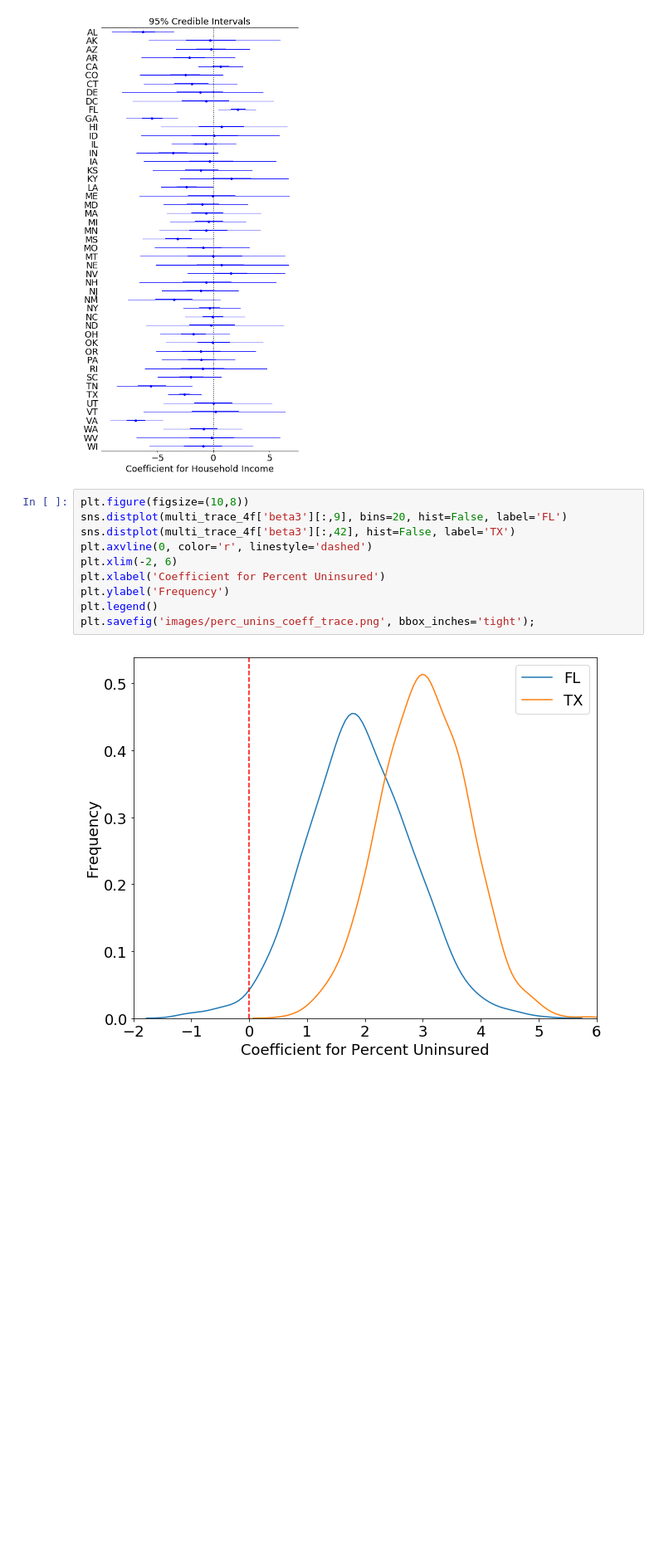
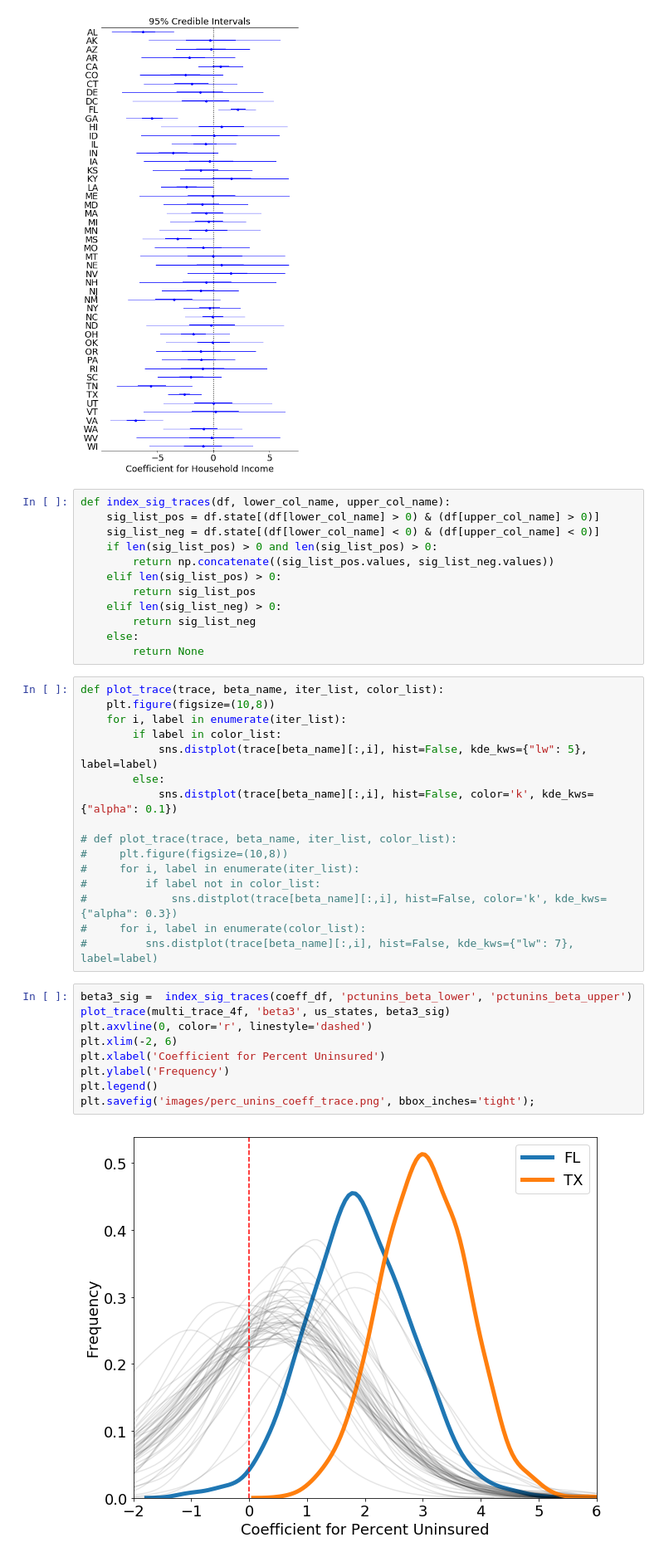
Before and after one commit to elogue01/Forecasting-HIV-Infections, a Jupyter notebook: Models.ipynb, the cells around one changed output. Shown at 83% size. Drawn from its saved outputs; the diff is of its cells as text; blank space fills up the shorter version.

```diff
--- a/Models.ipynb
+++ b/Models.ipynb
@@ -819,15 +806,42 @@ plt.rcParams.update({'font.size': 18})
 plt.savefig('images/log_house_income_forestplot.png', bbox_inches='tight');
 # %% [output]
 [figure]
+# %%
+def index_sig_traces(df, lower_col_name, upper_col_name):
+    sig_list_pos = df.state[(df[lower_col_name] > 0) & (df[upper_col_name] > 0)]
+    sig_list_neg = df.state[(df[lower_col_name] < 0) & (df[upper_col_name] < 0)]
+    if len(sig_list_pos) > 0 and len(sig_list_pos) > 0:
+        return np.concatenate((sig_list_pos.values, sig_list_neg.values))
+    elif len(sig_list_pos) > 0:
+        return sig_list_pos
+    elif len(sig_list_neg) > 0:
+        return sig_list_neg
+    else:
+        return None
+# %%
+def plot_trace(trace, beta_name, iter_list, color_list):
+    plt.figure(figsize=(10,8))
+    for i, label in enumerate(iter_list):
+        if label in color_list:
+            sns.distplot(trace[beta_name][:,i], hist=False, kde_kws={"lw": 5}, label=label)
+        else:
+            sns.distplot(trace[beta_name][:,i], hist=False, color='k', kde_kws={"alpha": 0.1})
+
+# def plot_trace(trace, beta_name, iter_list, color_list):
+#     plt.figure(figsize=(10,8))
+#     for i, label in enumerate(iter_list):
+#         if label not in color_list:
+#             sns.distplot(trace[beta_name][:,i], hist=False, color='k', kde_kws={"alpha": 0.3})
+#     for i, label in enumerate(color_list):
+#         sns.distplot(trace[beta_name][:,i], hist=False, kde_kws={"lw": 7}, label=label)
 # %%
-plt.figure(figsize=(10,8))
-sns.distplot(multi_trace_4f['beta3'][:,9], bins=20, hist=False, label='FL')
-sns.distplot(multi_trace_4f['beta3'][:,42], hist=False, label='TX')
+beta3_sig =  index_sig_traces(coeff_df, 'pctunins_beta_lower', 'pctunins_beta_upper')
+plot_trace(multi_trace_4f, 'beta3', us_states, beta3_sig)
 plt.axvline(0, color='r', linestyle='dashed')
 plt.xlim(-2, 6)
 plt.xlabel('Coefficient for Percent Uninsured')
 plt.ylabel('Frequency')
 plt.legend()
 plt.savefig('images/perc_unins_coeff_trace.png', bbox_inches='tight');
 # %% [output]
-[figure, old version]
+[figure, new version]
```
Also changed, not shown: parts of 10 cells of this notebook.
